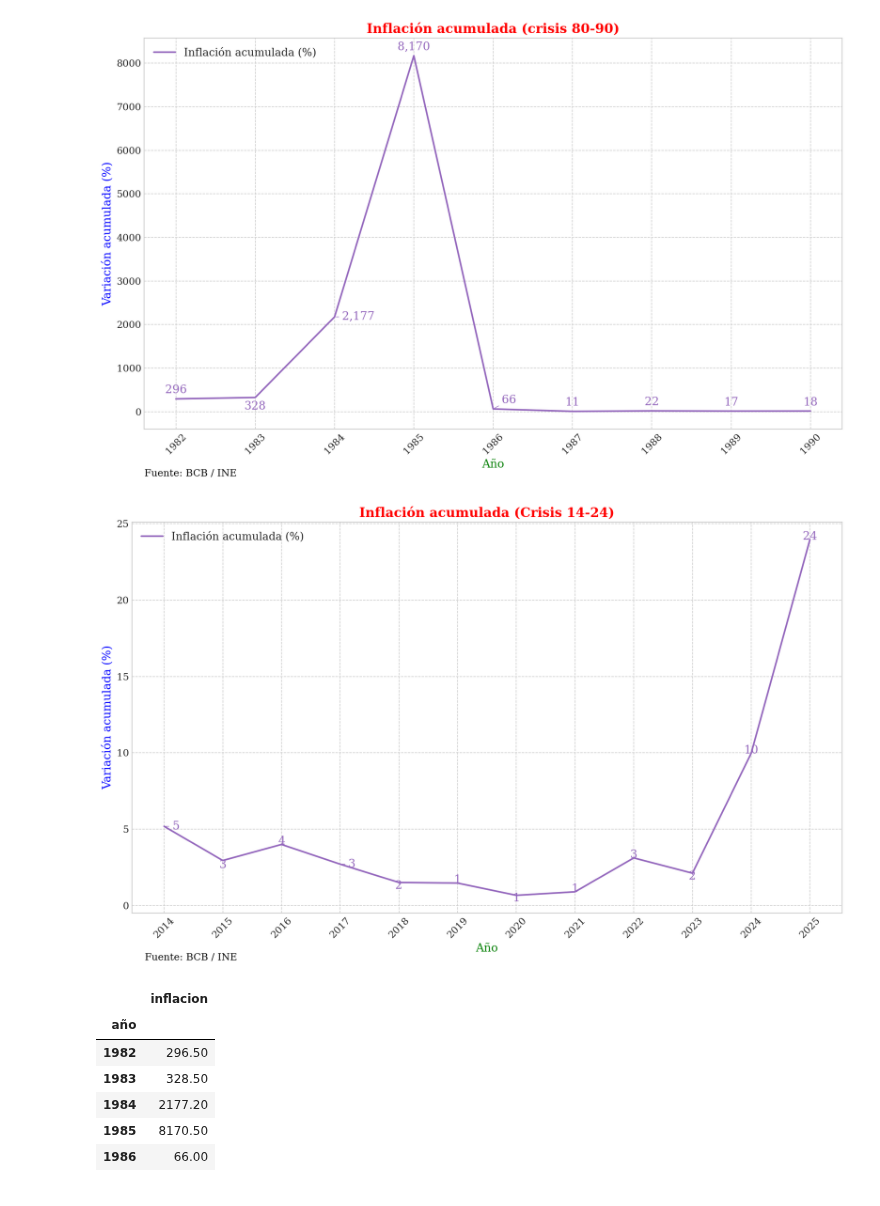
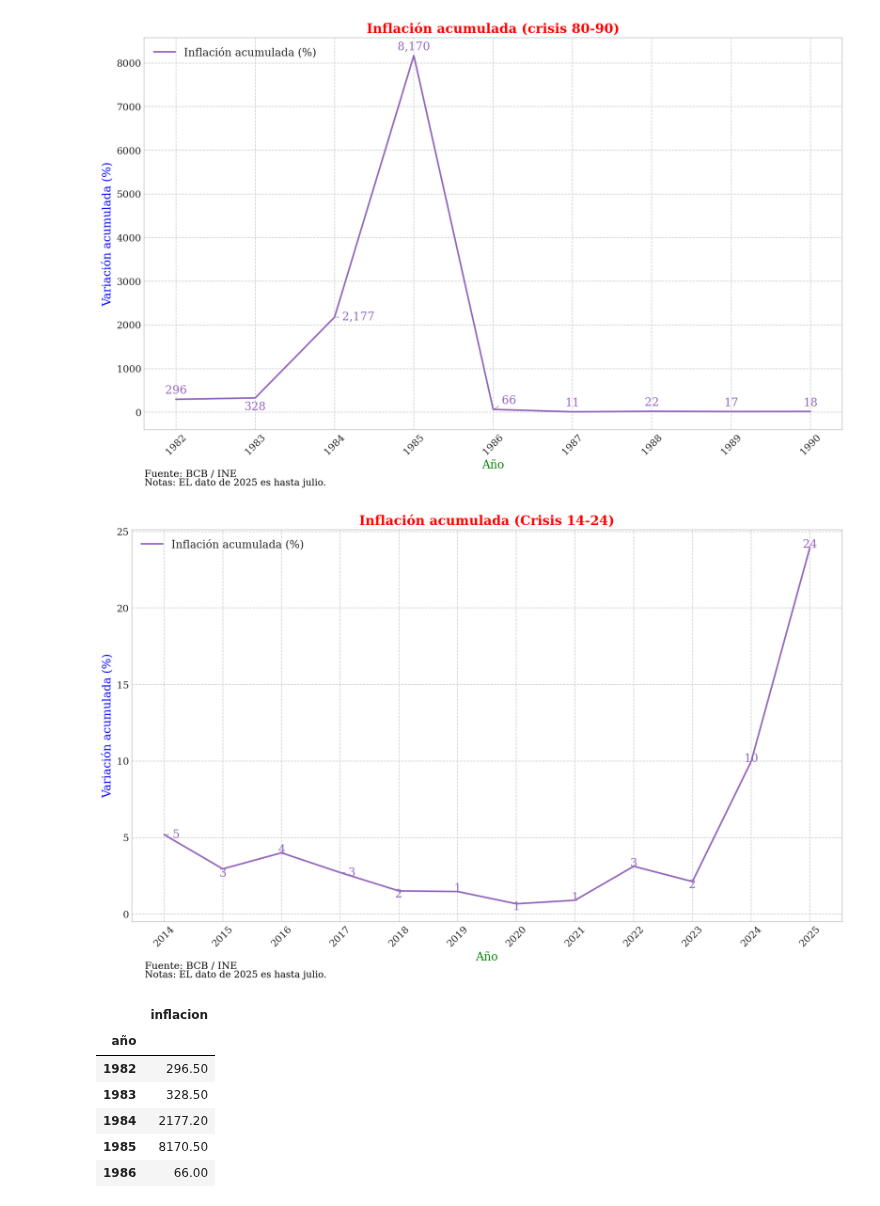
Before and after one commit to navi0369/proyectomacro, a Jupyter notebook: notebooks/tesis/crisis/inflacion_acumulada.ipynb, the cells around one changed output. Drawn from its saved outputs; the diff is of its cells as text; code cells hidden in the pictures.

```diff
--- a/notebooks/tesis/crisis/inflacion_acumulada.ipynb
+++ b/notebooks/tesis/crisis/inflacion_acumulada.ipynb
@@ -89,36 +89,37 @@ for nombre, (ini, fin) in PERIODOS_PARA_CRISIS.items():
     if len(sub) < 4:
         print(f"Subperíodo {nombre} tiene menos de 3 datos, omitiendo.")
         continue
 
     # Calcula años a anotar: siempre ini/fin + extras dentro del rango
     years_to_annot = list(sub.index)  # Aquí tomas los años directamente del índice del DataFrame
 
     fig, ax = init_base_plot(
         sub,
         series=componentes,
         colors=colors,
         title=f"Inflación acumulada ({nombre})",
         xlabel="Año",
         ylabel="Variación acumulada (%)",
-        source_text="Fuente: BCB / INE"
+        source_text="Fuente: BCB / INE",
+        notas="Notas: EL dato de 2025 es hasta julio.",
     )
 
     add_year_value_annotations(
         ax,
         sub,
         years_to_annot,
         cols_componentes,
         annotation_offsets,
         colors,
         arrow_lw=0.7
     )
 
     fig.savefig(output_dir / f"inflacion_acumulada_{nombre}.png")
     plt.show()  # Muestra la gráfica en pantalla
     plt.close(fig)
 # %% [output]
-[figure, old version]
+[figure, new version]
-[figure, old version]
+[figure, new version]
 # %%
 df
 # %% [output]
```
Also changed, not shown: 8 other files.
